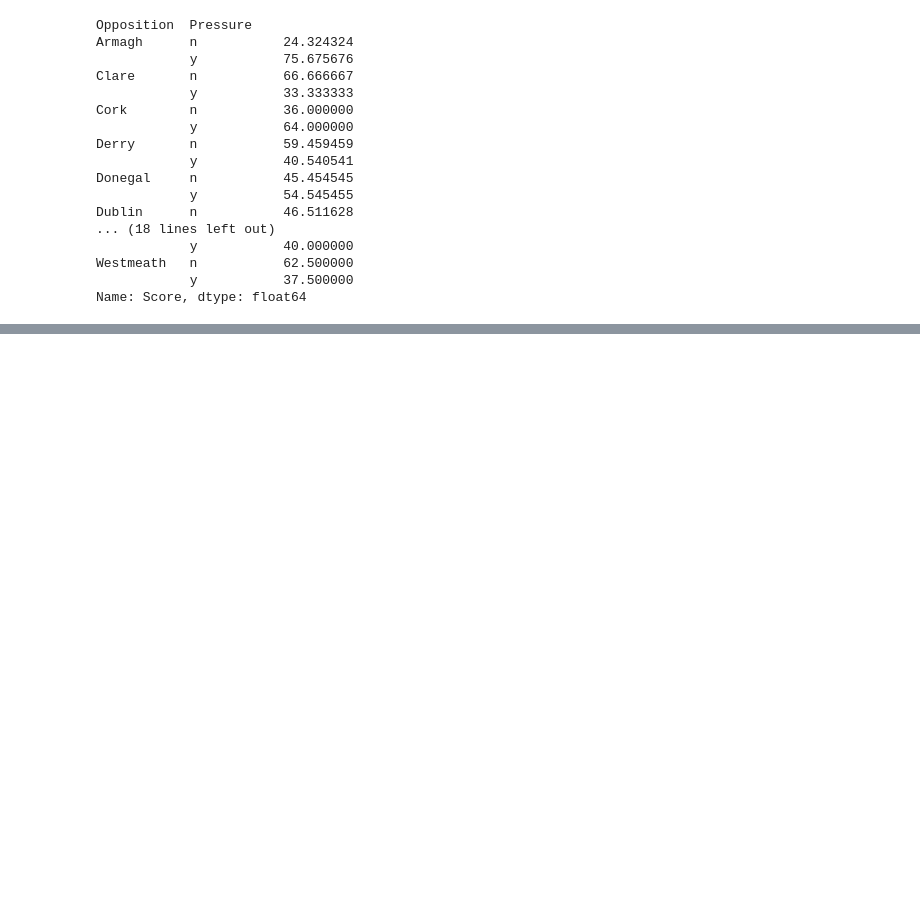
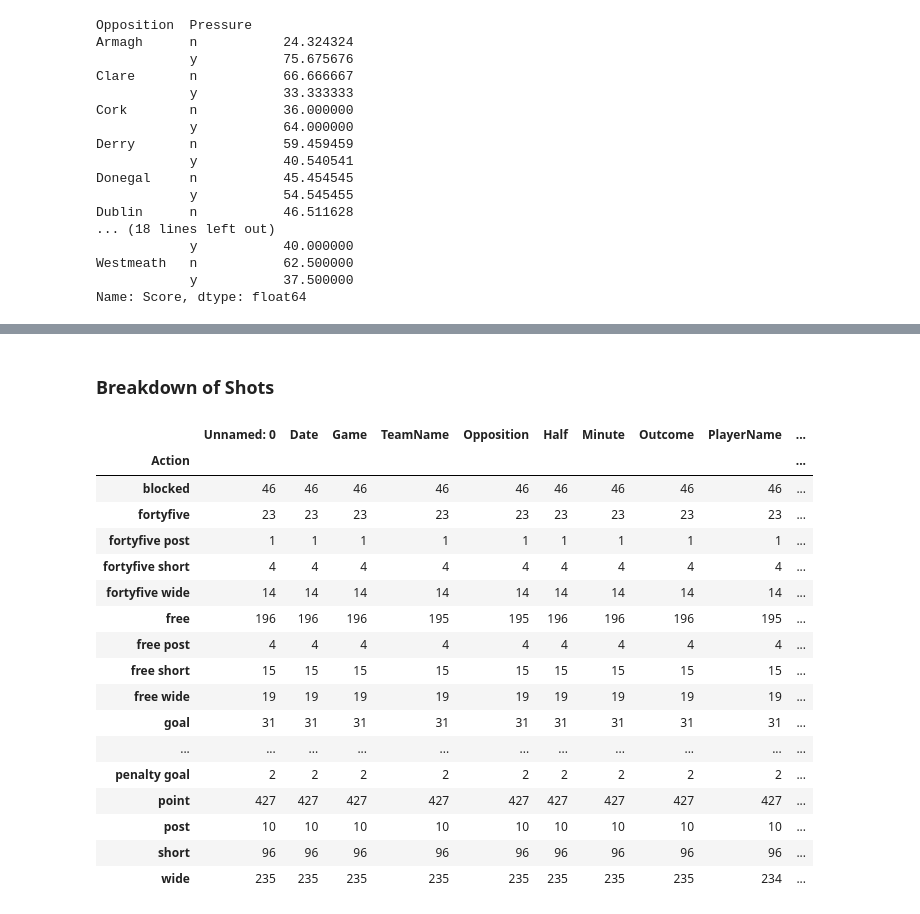
Before and after one commit to CathalMcC15/GAA_Viz, a Jupyter notebook: 04_Basic_Analysis_2023.ipynb, the cells around one changed output, grey strips where cells are left out. Saved outputs shown, nothing was run; the diff lists cells and outputs as text; code cells hidden in the pictures; blank space fills up the shorter version.

```diff
--- a/04_Basic_Analysis_2023.ipynb
+++ b/04_Basic_Analysis_2023.ipynb
@@ -956 +941,24 @@ To adopt the future behavior and silence this warning, use
 [figure]
+# %% [markdown]
+### Breakdown of Shots
+# %%
+df.groupby('Action').count()
+# %% [output]
+|  | Unnamed: 0 | Date | Game | TeamName | Opposition | Half | Minute | Outcome | PlayerName | ... |
+| Action |  |  |  |  |  |  |  |  |  | ... |
+| blocked | 46 | 46 | 46 | 46 | 46 | 46 | 46 | 46 | 46 | ... |
+| fortyfive | 23 | 23 | 23 | 23 | 23 | 23 | 23 | 23 | 23 | ... |
+| fortyfive post | 1 | 1 | 1 | 1 | 1 | 1 | 1 | 1 | 1 | ... |
+| fortyfive short | 4 | 4 | 4 | 4 | 4 | 4 | 4 | 4 | 4 | ... |
+| fortyfive wide | 14 | 14 | 14 | 14 | 14 | 14 | 14 | 14 | 14 | ... |
+| free | 196 | 196 | 196 | 195 | 195 | 196 | 196 | 196 | 195 | ... |
+| free post | 4 | 4 | 4 | 4 | 4 | 4 | 4 | 4 | 4 | ... |
+| free short | 15 | 15 | 15 | 15 | 15 | 15 | 15 | 15 | 15 | ... |
+| free wide | 19 | 19 | 19 | 19 | 19 | 19 | 19 | 19 | 19 | ... |
+| goal | 31 | 31 | 31 | 31 | 31 | 31 | 31 | 31 | 31 | ... |
+| ... | ... | ... | ... | ... | ... | ... | ... | ... | ... | ... |
+| penalty goal | 2 | 2 | 2 | 2 | 2 | 2 | 2 | 2 | 2 | ... |
+| point | 427 | 427 | 427 | 427 | 427 | 427 | 427 | 427 | 427 | ... |
+| post | 10 | 10 | 10 | 10 | 10 | 10 | 10 | 10 | 10 | ... |
+| short | 96 | 96 | 96 | 96 | 96 | 96 | 96 | 96 | 96 | ... |
+| wide | 235 | 235 | 235 | 235 | 235 | 235 | 235 | 235 | 234 | ... |
```
Also changed, not shown: parts of 13 cells of this notebook.
